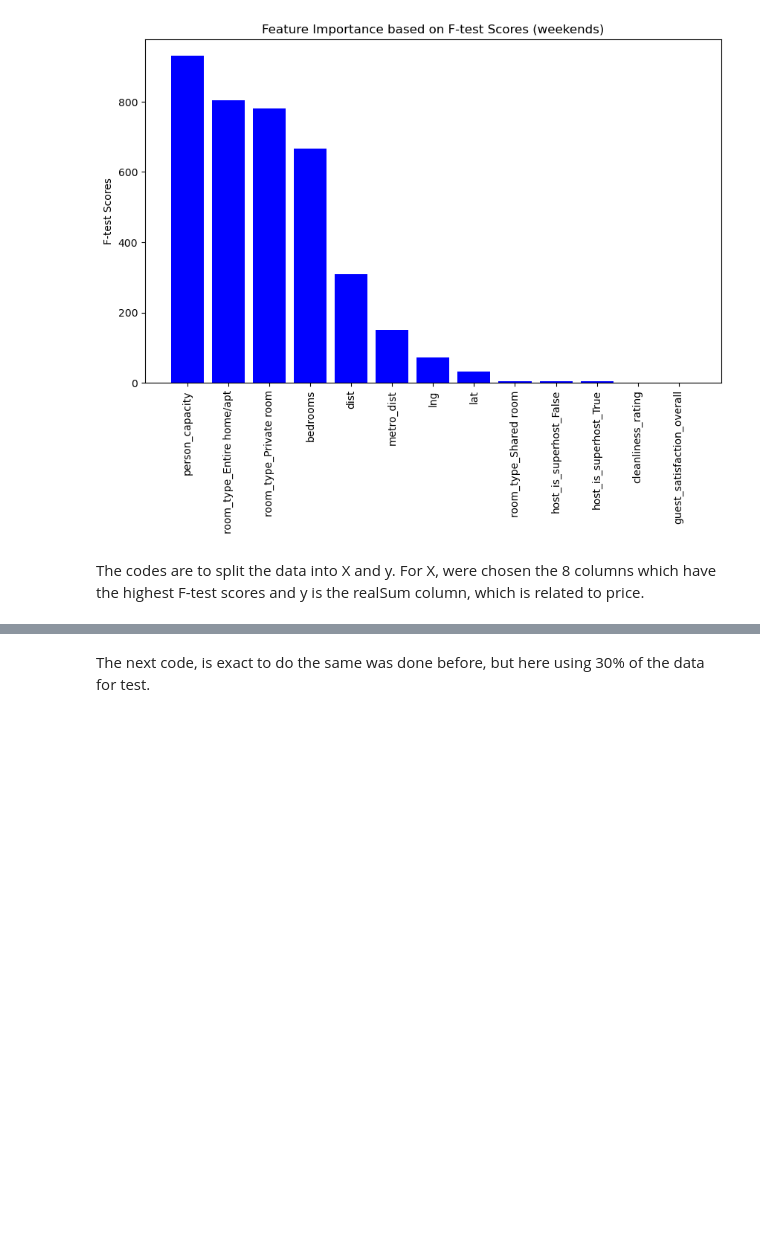
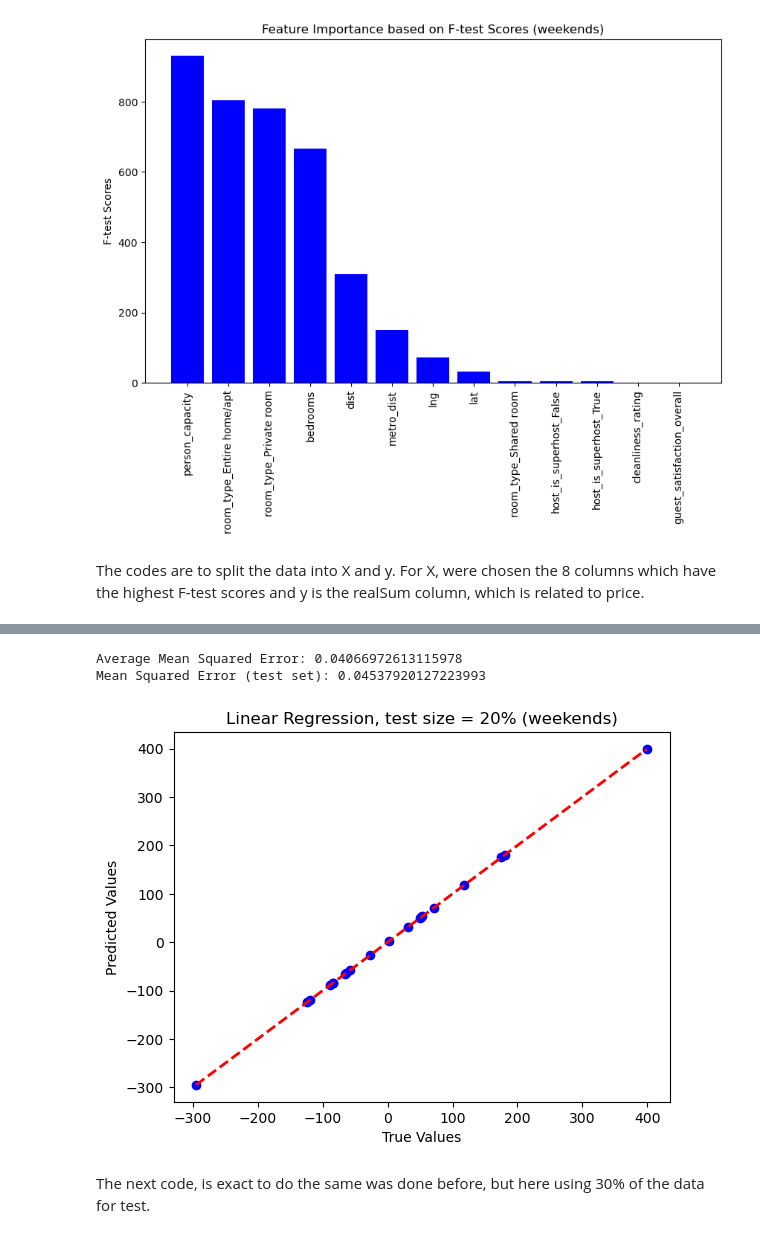
Before and after one commit to Babreucosta/CA2_Strategic_Thinking, a Jupyter notebook: CA 2 Strategic Thinking.ipynb, the cells around one changed output, grey strips where cells are left out. Saved outputs shown, nothing was run; the diff lists cells and outputs as text; code cells hidden in the pictures; blank space fills up the shorter version.

```diff
--- a/CA 2 Strategic Thinking.ipynb
+++ b/CA 2 Strategic Thinking.ipynb
@@ -195,2 +146,67 @@ R-squared (test set): 0.9999701457341349
+# %%
+import numpy as np
+import matplotlib.pyplot as plt
+from sklearn.model_selection import train_test_split, KFold
+from sklearn.linear_model import LinearRegression
+from sklearn.metrics import mean_squared_error
+
+# Assuming X and y are your feature matrix and target variable
+# X = ...
+# y = ...
+
+# Split the data into training and testing sets
+X_train, X_test, y_train, y_test = train_test_split(X, y, test_size=0.2, random_state=42)
+
+# Create a linear regression model
+model = LinearRegression()
+
+# Initialize KFold with 5 splits
+kf = KFold(n_splits=5, shuffle=True, random_state=42)
+
+# Perform k-fold cross-validation
+mse_scores = []
+
+for train_index, test_index in kf.split(X_train):
+    X_train_kf, X_val_kf = X_train[train_index], X_train[test_index]
+    y_train_kf, y_val_kf = y_train[train_index], y_train[test_index]
+
+    # Train the model on the training fold
+    model.fit(X_train_kf, y_train_kf)
+
+    # Predict on the validation fold
+    y_pred_kf = model.predict(X_val_kf)
+
+    # Calculate MSE for the fold
+    mse_scores.append(mean_squared_error(y_val_kf, y_pred_kf))
+
+# Calculate average MSE across all folds
+average_mse = np.mean(mse_scores)
+
+# Print the average MSE
+print("Average Mean Squared Error:", average_mse)
+
+# Train the model on the entire training data
+model.fit(X_train, y_train)
+
+# Predict on the test set
+y_pred_test = model.predict(X_test)
+
+# Calculate the MSE for the test set
+mse_test = mean_squared_error(y_test, y_pred_test)
+
+# Print the MSE for the test set
+print("Mean Squared Error (test set):", mse_test)
+
+# Plot the results
+plt.scatter(y_test, y_pred_test, color='blue')
+plt.plot([min(y_test), max(y_test)], [min(y_test), max(y_test)], linestyle='--', color='red', linewidth=2)
+plt.xlabel('True Values')
+plt.ylabel('Predicted Values')
+plt.title('Linear Regression, test size = 20% (weekends)')
+plt.show()
+# %% [output]
+Average Mean Squared Error: 0.04066972613115978
+Mean Squared Error (test set): 0.04537920127223993
+[figure, added]
 # %% [markdown]
 The next code, is exact to do the same was done before, but here using 30% of the data for test.
```
Also changed, not shown: parts of 67 cells of this notebook.
